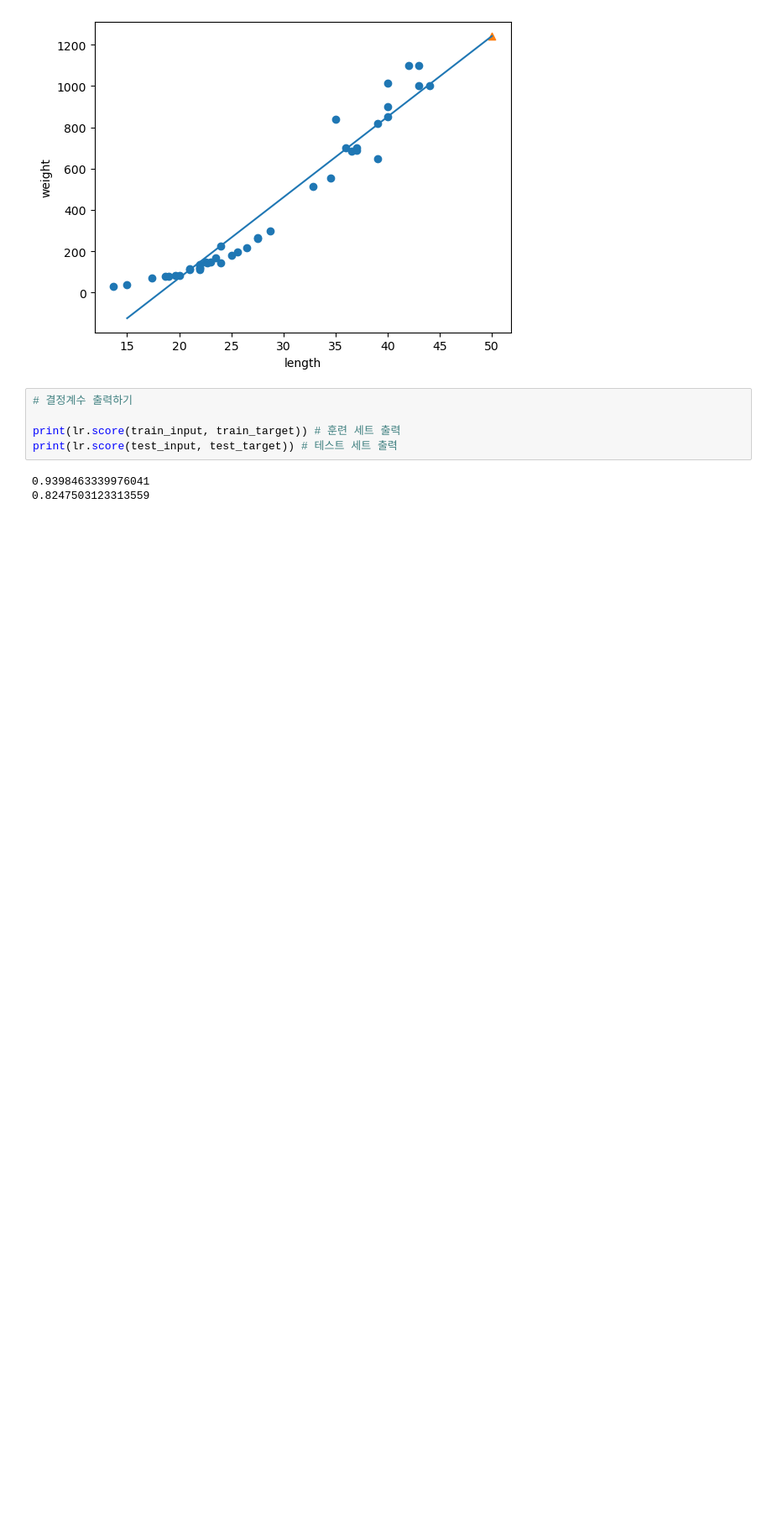
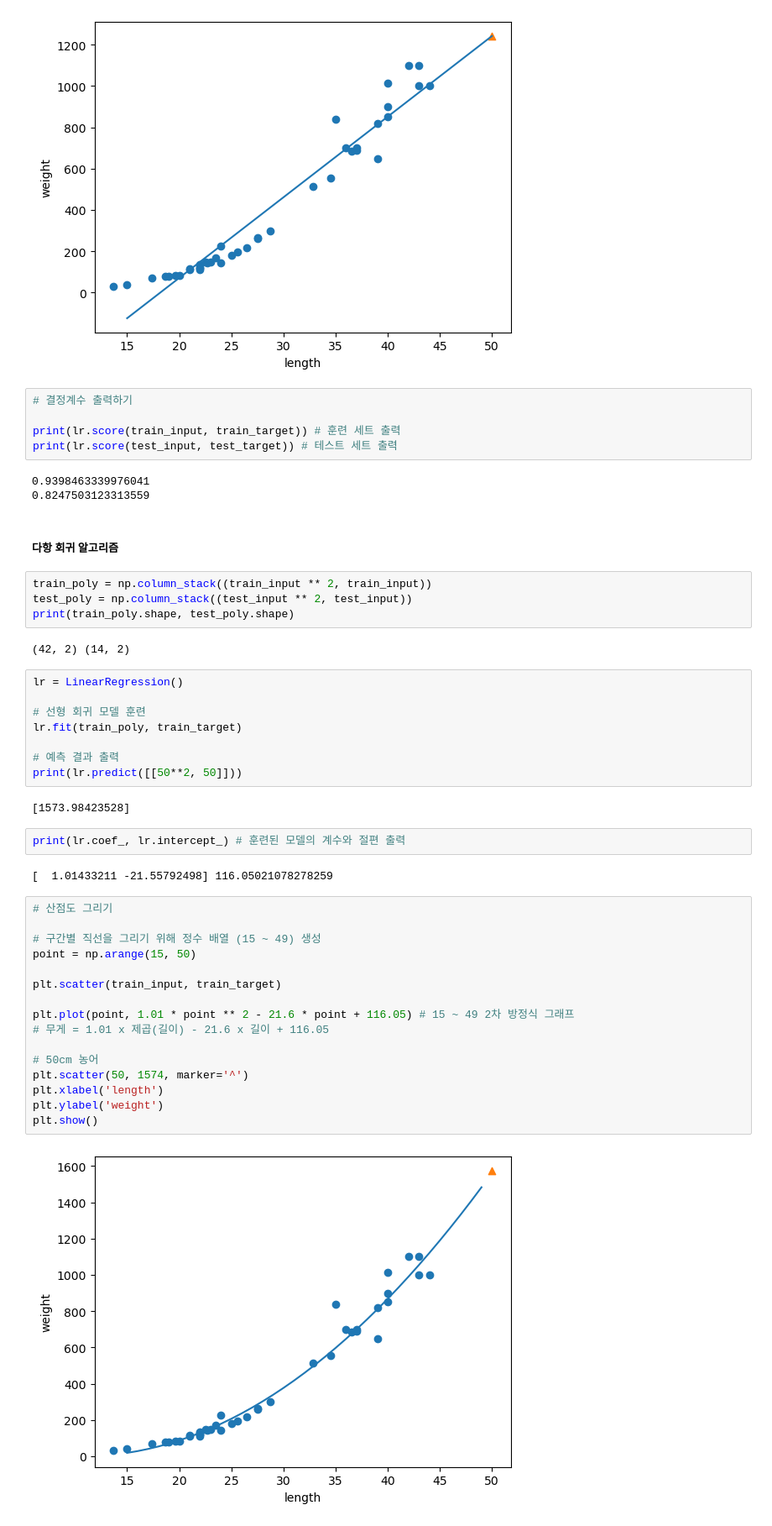
Before and after one commit to levhyun/MachineLearningInSchool, a Jupyter notebook: 2023.05.09/ml20230509-3.ipynb, the cells around one changed output. Shown: that part at 84% size. Saved outputs shown, nothing was run; the diff lists cells and outputs as text; blank space fills up the shorter version.

```diff
--- a/2023.05.09/ml20230509-3.ipynb
+++ b/2023.05.09/ml20230509-3.ipynb
@@ -129,3 +129,43 @@ print(lr.score(test_input, test_target)) # 테스트 세트 출력
 # %% [output]
 0.9398463339976041
 0.8247503123313559
+# %% [markdown]
+##### 다항 회귀 알고리즘
+# %%
+train_poly = np.column_stack((train_input ** 2, train_input))
+test_poly = np.column_stack((test_input ** 2, test_input))
+print(train_poly.shape, test_poly.shape)
+# %% [output]
+(42, 2) (14, 2)
+# %%
+lr = LinearRegression()
+
+# 선형 회귀 모델 훈련
+lr.fit(train_poly, train_target)
+
+# 예측 결과 출력
+print(lr.predict([[50**2, 50]]))
+# %% [output]
+[1573.98423528]
+# %%
+print(lr.coef_, lr.intercept_) # 훈련된 모델의 계수와 절편 출력
+# %% [output]
+[  1.01433211 -21.55792498] 116.05021078278259
+# %%
+# 산점도 그리기
+
+# 구간별 직선을 그리기 위해 정수 배열 (15 ~ 49) 생성
+point = np.arange(15, 50)
+
+plt.scatter(train_input, train_target)
+
+plt.plot(point, 1.01 * point ** 2 - 21.6 * point + 116.05) # 15 ~ 49 2차 방정식 그래프
+# 무게 = 1.01 x 제곱(길이) - 21.6 x 길이 + 116.05
+
+# 50cm 농어
+plt.scatter(50, 1574, marker='^')
+plt.xlabel('length')
+plt.ylabel('weight')
+plt.show()
+# %% [output]
+[figure, added]
```
Also changed, not shown: parts of 2 cells of this notebook.
